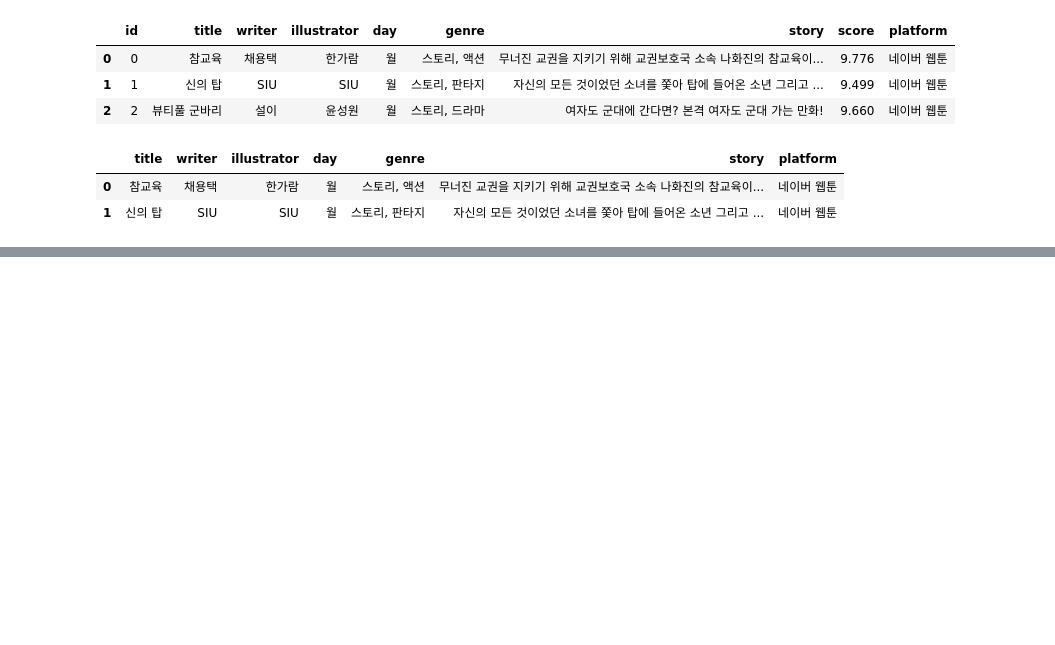
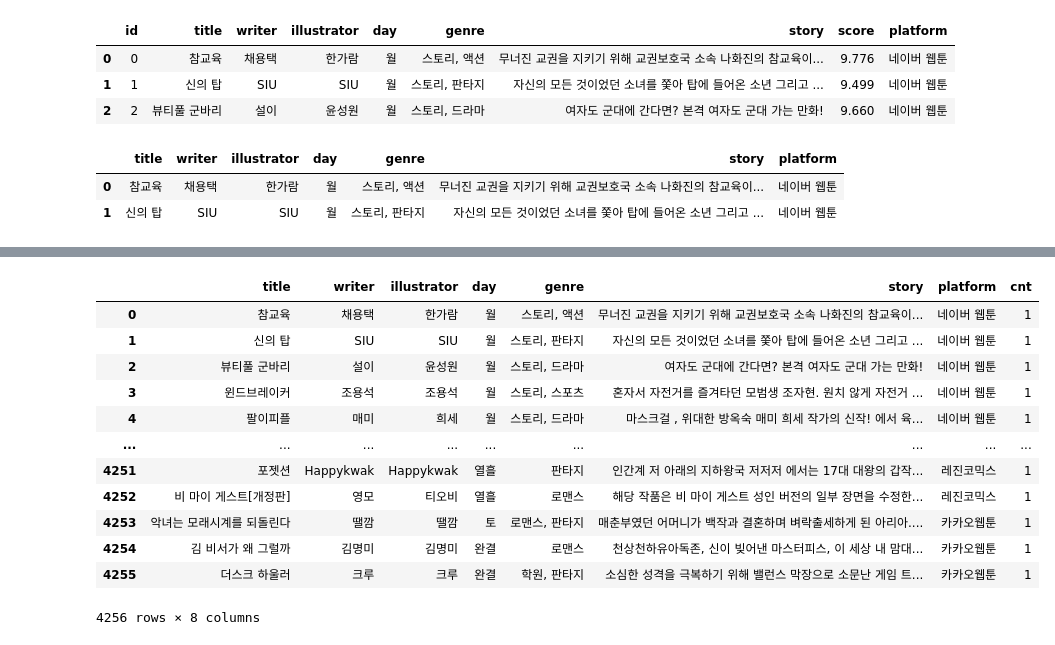
Before and after one commit to ujaei21/final_project, a Jupyter notebook: kakao_merge.ipynb, the cells around one changed output, grey strips where cells are left out. Drawn from its saved outputs; the diff is of its cells as text; code cells hidden in the pictures; blank space fills up the shorter version.

```diff
--- a/kakao_merge.ipynb
+++ b/kakao_merge.ipynb
@@ -248,0 +330,9 @@ test.to_csv('test.csv',encoding='utf-8',index=False)
+# %%
+test.drop_duplicates(['title','writer','story'],inplace=True)
+# %%
+cnt = test.title.value_counts()
+cnt = pd.DataFrame(cnt)
+cnt.reset_index(inplace=True)
+cnt.columns = ['title','cnt']
+cnt.head()
+test = pd.merge(test,cnt,on='title')
@@ -248,0 +351,6 @@ test.to_csv('test.csv',encoding='utf-8',index=False)
+# %%
+test.genre.replace({'로판만화':'로맨스, 판타지','로맨스만화':'로맨스',
+                        'BL':'BL, GL','BL/GL':'BL, GL','BL/GL만화':'BL, GL','로맨스 판타지':'로맨스, 판타지',
+                        '액션무협만화':'액션, 무협','액션/무협':'액션, 무협',
+                        '코믹/일상': '코믹, 일상','공포/스릴러':'공포,스릴러',
+                        '학원/판타지':'학원, 판타지'},inplace=True)
@@ -248,0 +369,16 @@ test.to_csv('test.csv',encoding='utf-8',index=False)
+# %%
+test
+# %% [output]
+|  | title | writer | illustrator | day | genre | story | platform | cnt |
+| 0 | 참교육 | 채용택 | 한가람 | 월 | 스토리, 액션 | 무너진 교권을 지키기 위해 교권보호국 소속 나화진의 참교육이... | 네이버 웹툰 | 1 |
+| 1 | 신의 탑 | SIU | SIU | 월 | 스토리, 판타지 | 자신의 모든 것이었던 소녀를 쫓아 탑에 들어온 소년 그리고 ... | 네이버 웹툰 | 1 |
+| 2 | 뷰티풀 군바리 | 설이 | 윤성원 | 월 | 스토리, 드라마 | 여자도 군대에 간다면? 본격 여자도 군대 가는 만화! | 네이버 웹툰 | 1 |
+| 3 | 윈드브레이커 | 조용석 | 조용석 | 월 | 스토리, 스포츠 | 혼자서 자전거를 즐겨타던 모범생 조자현. 원치 않게 자전거 ... | 네이버 웹툰 | 1 |
+| 4 | 팔이피플 | 매미 | 희세 | 월 | 스토리, 드라마 | 마스크걸 , 위대한 방옥숙 매미 희세 작가의 신작! 에서 육... | 네이버 웹툰 | 1 |
+| ... | ... | ... | ... | ... | ... | ... | ... | ... |
+| 4251 | 포젯션 | Happykwak | Happykwak | 열흘 | 판타지 | 인간계 저 아래의 지하왕국 저저저 에서는 17대 대왕의 갑작... | 레진코믹스 | 1 |
+| 4252 | 비 마이 게스트[개정판] | 영모 | 티오비 | 열흘 | 로맨스 | 해당 작품은 비 마이 게스트 성인 버전의 일부 장면을 수정한... | 레진코믹스 | 1 |
+| 4253 | 악녀는 모래시계를 되돌린다 | 땔깜 | 땔깜 | 토 | 로맨스, 판타지 | 매춘부였던 어머니가 백작과 결혼하며 벼락출세하게 된 아리아.... | 카카오웹툰 | 1 |
+| 4254 | 김 비서가 왜 그럴까 | 김명미 | 김명미 | 완결 | 로맨스 | 천상천하유아독존, 신이 빚어낸 마스터피스, 이 세상 내 맘대... | 카카오웹툰 | 1 |
+| 4255 | 더스크 하울러 | 크루 | 크루 | 완결 | 학원, 판타지 | 소심한 성격을 극복하기 위해 밸런스 막장으로 소문난 게임 트... | 카카오웹툰 | 1 |
+4256 rows × 8 columns
```
Also changed, not shown: parts of 59 cells of this notebook, 17 other files.
